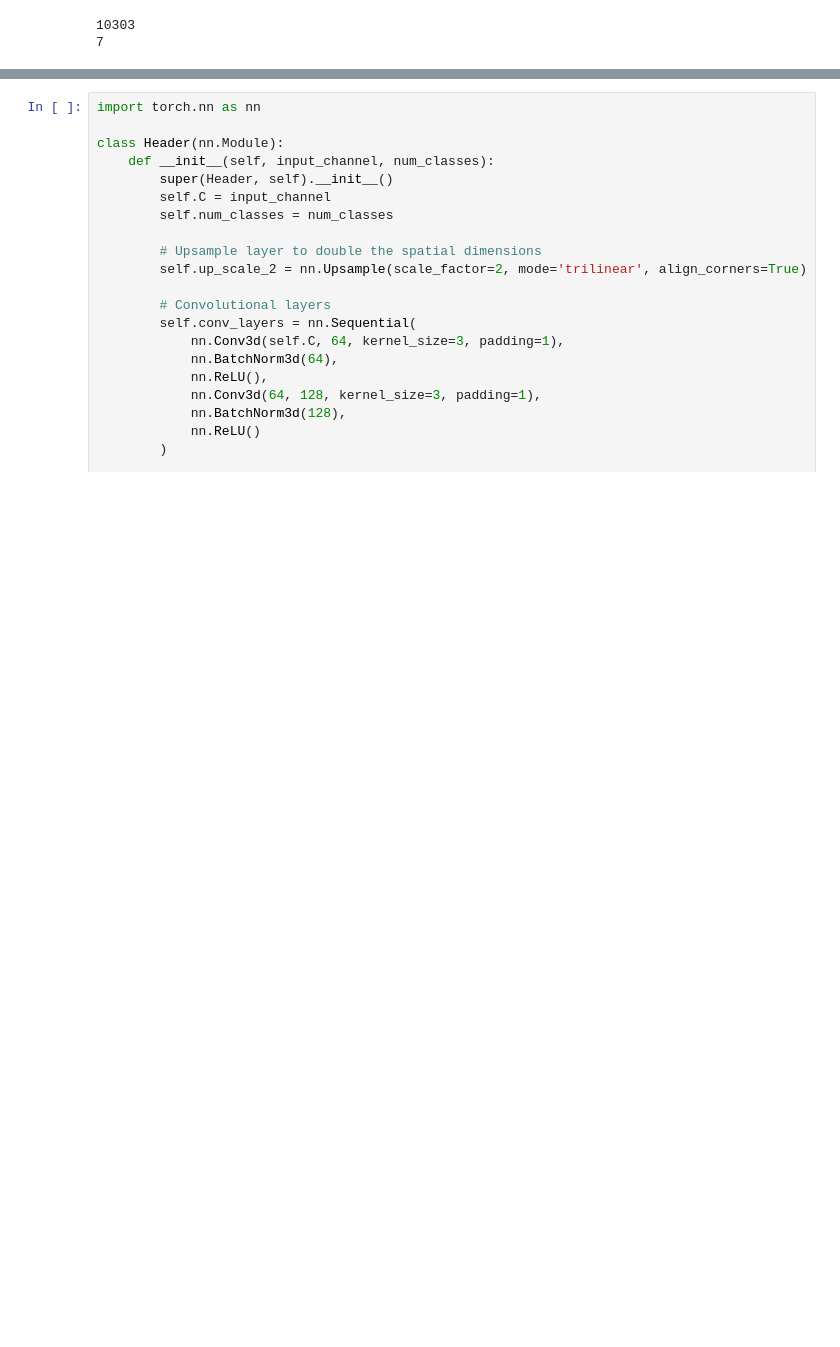
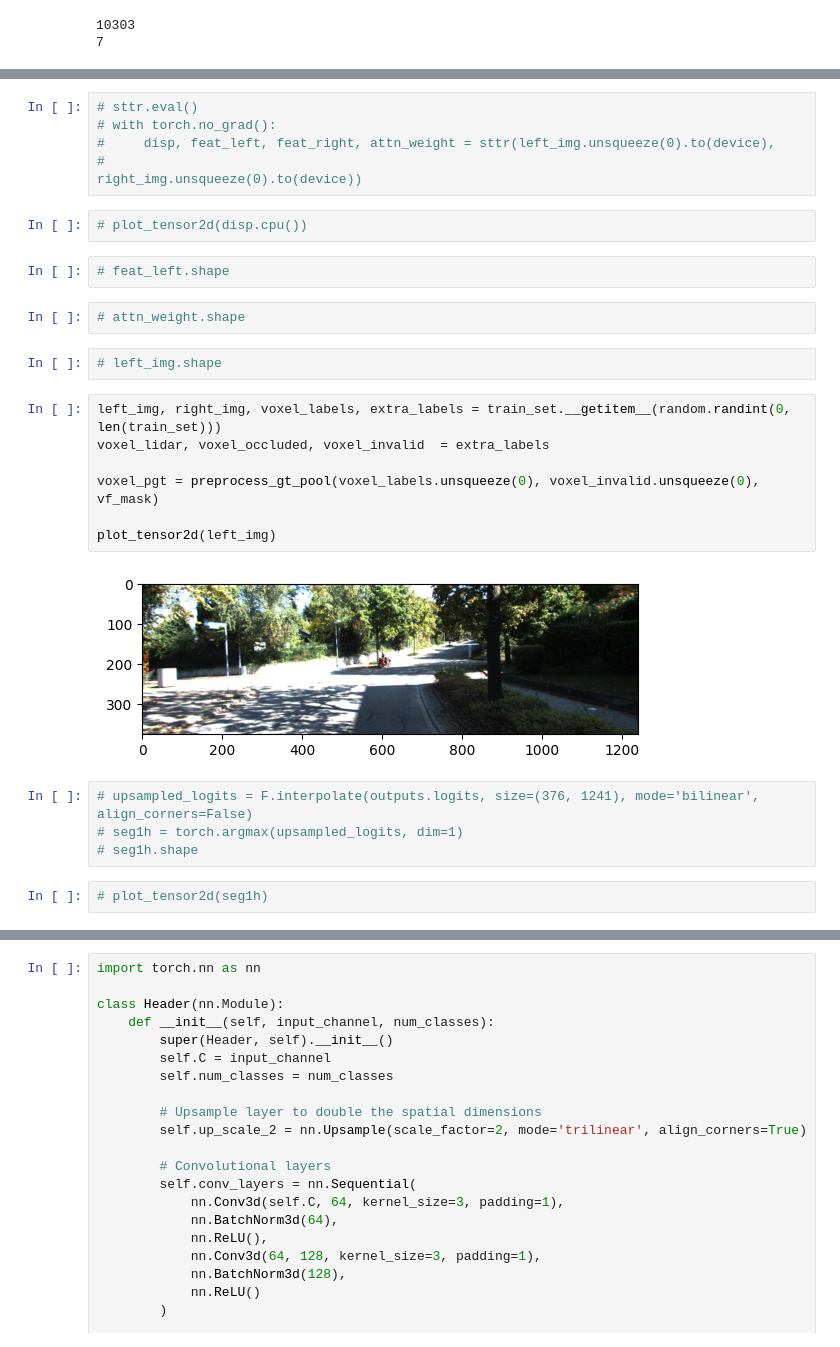
Before and after one commit to zht043/HKU-OccNet, a Jupyter notebook: Experiments/ZHTDanPotFunf.ipynb, the cells around one changed output, grey strips where cells are left out. Cells and saved outputs as stored; diff of their text form; blank space fills up the shorter version.

```diff
--- a/Experiments/ZHTDanPotFunf.ipynb
+++ b/Experiments/ZHTDanPotFunf.ipynb
@@ -529,0 +597,28 @@ from utils import sem_scal_loss, geo_scal_loss, CE_ssc_loss
+# %%
+# sttr.eval()
+# with torch.no_grad():
+#     disp, feat_left, feat_right, attn_weight = sttr(left_img.unsqueeze(0).to(device),
+#                                                         right_img.unsqueeze(0).to(device))
+# %%
+# plot_tensor2d(disp.cpu())
+# %%
+# feat_left.shape
+# %%
+# attn_weight.shape
+# %%
+# left_img.shape
+# %%
+left_img, right_img, voxel_labels, extra_labels = train_set.__getitem__(random.randint(0, len(train_set)))
+voxel_lidar, voxel_occluded, voxel_invalid  = extra_labels
+
+voxel_pgt = preprocess_gt_pool(voxel_labels.unsqueeze(0), voxel_invalid.unsqueeze(0), vf_mask)
+
+plot_tensor2d(left_img)
+# %% [output]
+[figure, added]
+# %%
+# upsampled_logits = F.interpolate(outputs.logits, size=(376, 1241), mode='bilinear', align_corners=False)
+# seg1h = torch.argmax(upsampled_logits, dim=1)
+# seg1h.shape
+# %%
+# plot_tensor2d(seg1h)
```
Also changed, not shown: parts of 54 cells of this notebook, 5 other files.
